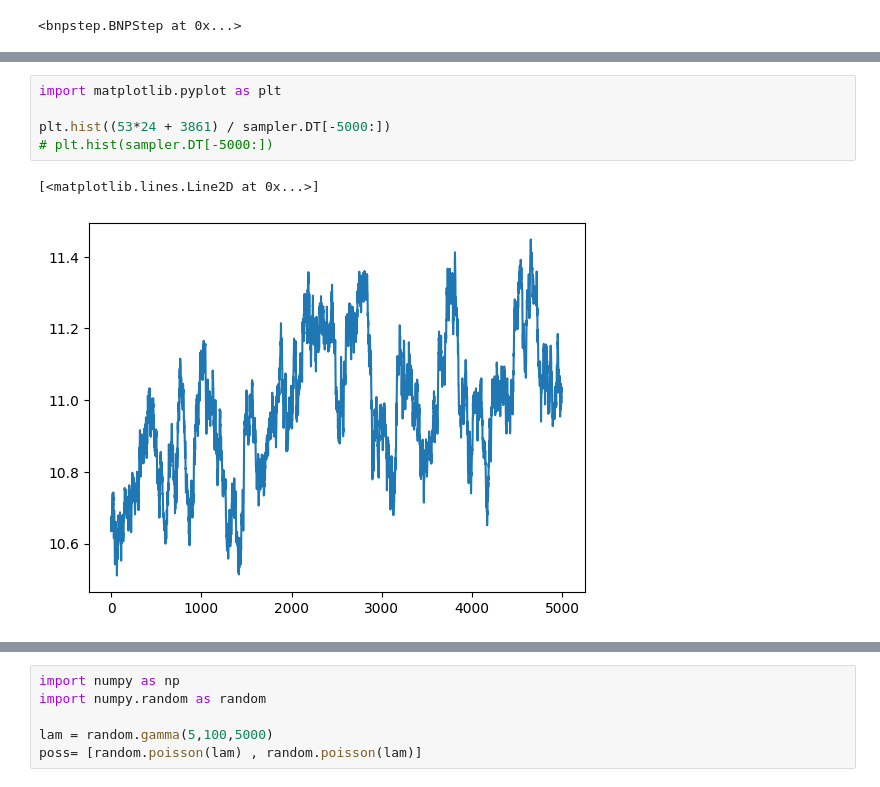
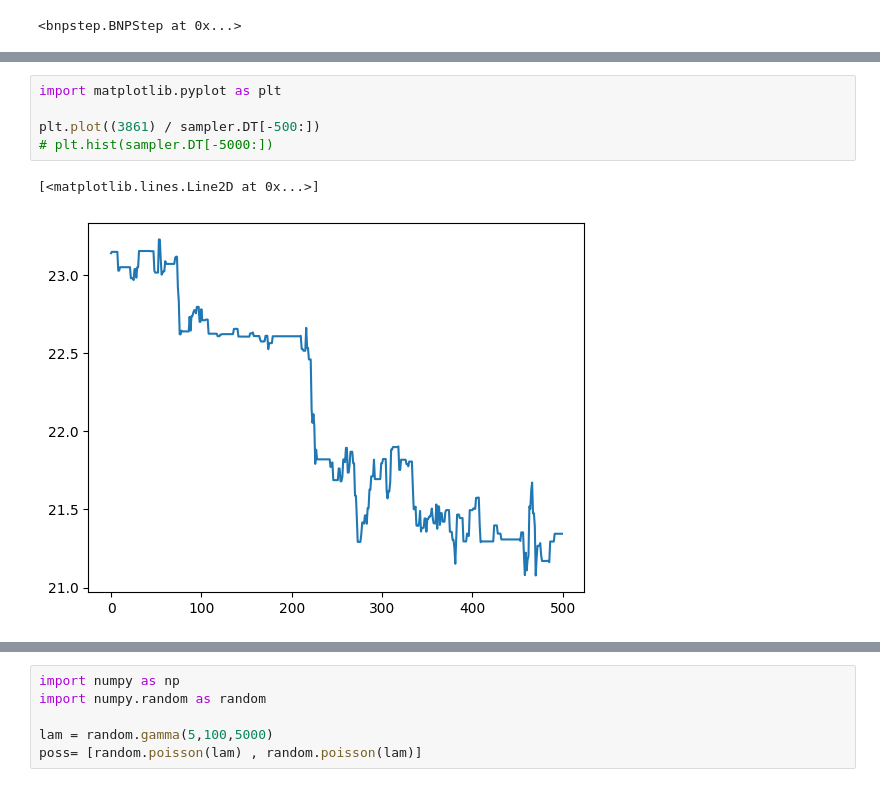
Before and after one commit to LabPresse/bnp-step, a Jupyter notebook: RunBNPStep.ipynb, the cells around one changed output, grey strips where cells are left out. Drawn from its saved outputs; the diff is of its cells as text.

```diff
--- a/RunBNPStep.ipynb
+++ b/RunBNPStep.ipynb
@@ -57,11 +57,11 @@ sampler.visualize_results(['step','hist_step_height'])
 # %%
 import matplotlib.pyplot as plt
 
-plt.hist((53*24 + 3861) / sampler.DT[-5000:])
+plt.plot((3861) / sampler.DT[-500:])
 # plt.hist(sampler.DT[-5000:])
 # %% [output]
 [<matplotlib.lines.Line2D at 0x...>]
-[figure, old version]
+[figure, new version]
 # %%
 plt.plot(sampler.H_M[:,6])
 # %% [output]
```
Also changed, not shown: parts of 7 cells of this notebook, 3 other files.
